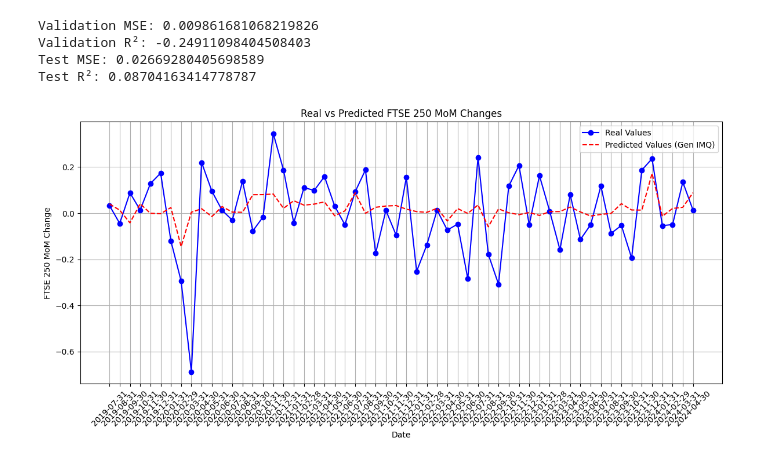
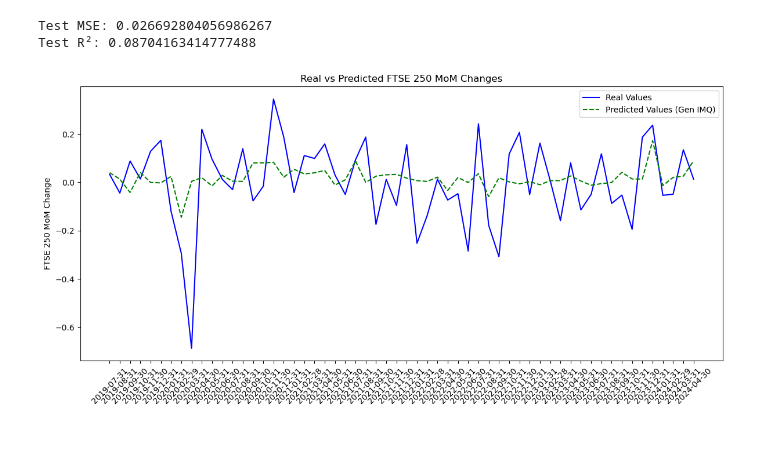
Before and after one commit to m4teen/ftse250-forecasting, a Jupyter notebook: rbf-nn/RBF-final.ipynb, the cells around one changed output. Cells and saved outputs as stored; diff of their text form; code cells hidden in the pictures.

```diff
--- a/rbf-nn/RBF-final.ipynb
+++ b/rbf-nn/RBF-final.ipynb
@@ -102,5 +118,5 @@ Test R²: 0.6130835640597334
 # %%
-# Inverse Multi-Quadric RBF for long-term trend modelling - R-squared of 8.7%
+# Inverse Multi-Quadric RBF for long-term trend modelling
 
 import numpy as np
 import pandas as pd
@@ -144,11 +160,9 @@ data_normalized['EXCHG'] = data_normalized['EXCHG'].diff()
 data_normalized['M3'] = data_normalized['M3'].diff()
 data_normalized = data_normalized.iloc[1:]
 
-# Split data into features and target variable
 X = data_normalized[['CPI', 'INT', 'EXCHG', 'M3']]
 Y = data_normalized['FTSE-250']
 
-# Split data into training, validation, and test sets
 train_size = int(len(X) * 0.7)
 val_size = int(len(X) * 0.15)
 test_size = len(X) - train_size - val_size
@@ -162,42 +176,37 @@ Y_val, Y_test = Y_temp[:val_size], Y_temp[val_size:]
 # Initialize and fit the Gaussian Process Regressor with the custom kernel
 gen_imq_kernel = GeneralizedInverseMultiquadricKernel(length_scale=0.1, sigma=0.1, power=0.1)
 gpr = GaussianProcessRegressor(kernel=gen_imq_kernel, alpha=1e-05, normalize_y=True)
 gpr.fit(X_train, Y_train)
 
-# Predict validation and test data
 Y_val_pred = gpr.predict(X_val)
 Y_test_pred = gpr.predict(X_test)
 
-# Calculate and print performance metrics
 mse_val = mean_squared_error(Y_val, Y_val_pred)
 r2_val = r2_score(Y_val, Y_val_pred)
 
 mse_test = mean_squared_error(Y_test, Y_test_pred)
 r2_test = r2_score(Y_test, Y_test_pred)
 print(f'Test MSE: {mse_test}')
 print(f'Test R²: {r2_test}')
 
-# Plot real vs predicted values
 plot_data = pd.DataFrame({
     'Date': data_normalized.index[train_size + val_size:],
     'Real': Y_test,
     'Predicted': Y_test_pred
 })
 
 plt.figure(figsize=(12, 6))
-plt.plot(plot_data['Date'], plot_data['Real'], label='Real Values', color='blue', marker='o')
-plt.plot(plot_data['Date'], plot_data['Predicted'], label='Predicted Values (Gen IMQ)', color='red', linestyle='--')
-plt.xlabel('Date')
+plt.plot(plot_data['Date'], plot_data['Real'], label='Real Values', color='blue')
+plt.plot(plot_data['Date'], plot_data['Predicted'], label='Predicted Values (Gen IMQ)', color='green', linestyle='--')
 plt.ylabel('FTSE 250 MoM Change')
 plt.title('Real vs Predicted FTSE 250 MoM Changes')
 plt.legend()
-plt.grid(True)
+plt.grid(False)
 plt.xticks(rotation=45)
 plt.tight_layout()
 plt.show()
+plot_data.to_csv('long_data.csv', index=False)
 # %% [output]
-Validation MSE: 0.009861681068219826
-Validation R²: -0.24911098404508403
-Test MSE: 0.02669280405698589
-Test R²: 0.08704163414778787
+Test MSE: 0.026692804056986267
+Test R²: 0.08704163414777488
-[figure, old version]
+[figure, new version]
```
Also changed, not shown: parts of 1 cell of this notebook, 11 other files.
